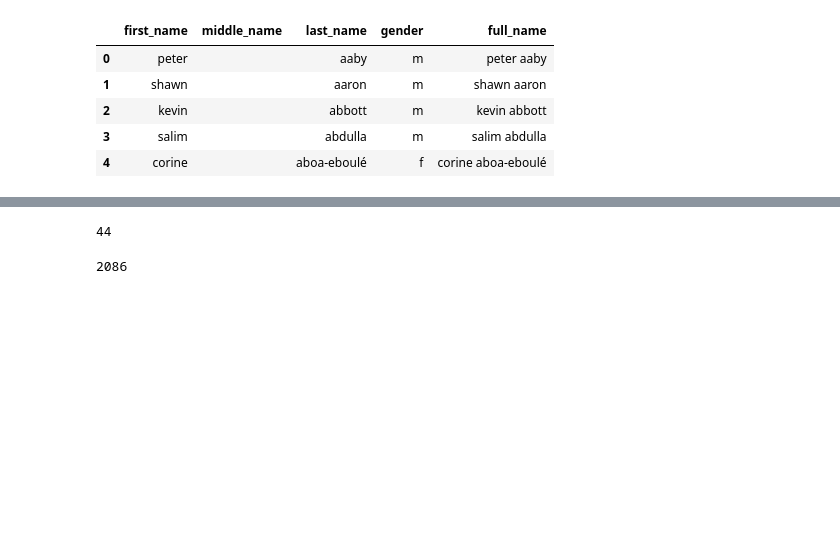
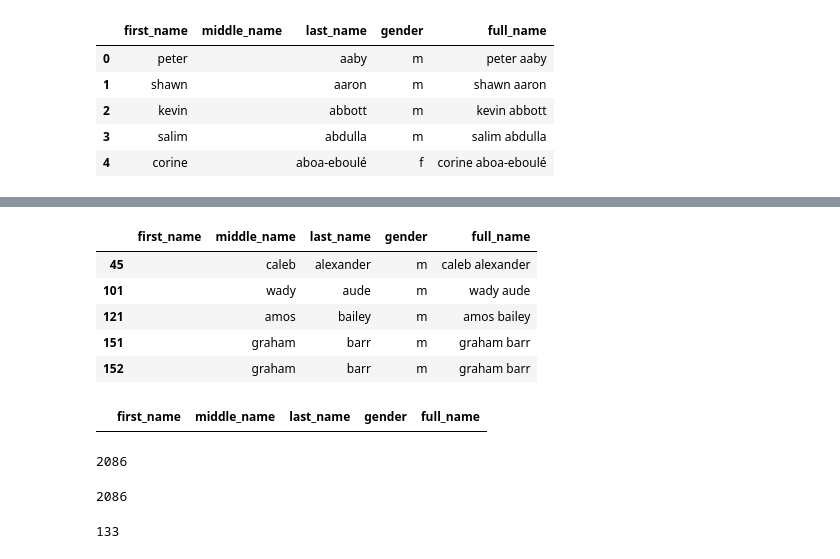
Before and after one commit to GenderGapSTEM-PublicationAnalysis/name_gender_inference, a Jupyter notebook: test_data/raw_data/Prepare_test_data_from_Filardo.ipynb, the cells around one changed output, grey strips where cells are left out. Drawn from its saved outputs; the diff is of its cells as text; code cells hidden in the pictures; blank space fills up the shorter version.

```diff
--- a/test_data/raw_data/Prepare_test_data_from_Filardo.ipynb
+++ b/test_data/raw_data/Prepare_test_data_from_Filardo.ipynb
@@ -211,0 +240,10 @@ len(test_data[(test_data.first_name == '') & (test_data.middle_name == '')])
+# %%
+# For those we will move the middle name to the first name position
+test_data[(test_data.first_name == '') & (test_data.middle_name != '')].head()
+# %% [output]
+|  | first_name | middle_name | last_name | gender | full_name |
+| 45 |  | caleb | alexander | m | caleb alexander |
+| 101 |  | wady | aude | m | wady aude |
+| 121 |  | amos | bailey | m | amos bailey |
+| 151 |  | graham | barr | m | graham barr |
+| 152 |  | graham | barr | m | graham barr |
@@ -212,9 +254,13 @@ len(test_data[(test_data.first_name == '') & (test_data.middle_name == '')])
 # %%
-len(test_data[(test_data.first_name == '') & (test_data.middle_name != '')])
+test_data[(test_data.first_name == '') & (test_data.middle_name != '')].head()
 # %% [output]
-44
+|  | first_name | middle_name | last_name | gender | full_name |
 # %%
 len(test_data[(test_data.first_name != '') | (test_data.middle_name != '')])
 # %% [output]
 2086
+# %%
+len(test_data[(test_data.first_name != '')])
+# %% [output]
+2086
 # %%
@@ -222 +268,6 @@ len(test_data[(test_data.first_name != '') | (test_data.middle_name != '')])
 test_data = test_data[(test_data.first_name != '') | (test_data.middle_name != '')]
+# %%
+# Remove duplicates
+len(test_data[test_data.duplicated(subset='full_name')])
+# %% [output]
+133
```
Also changed, not shown: parts of 16 cells of this notebook, 1 other file.
